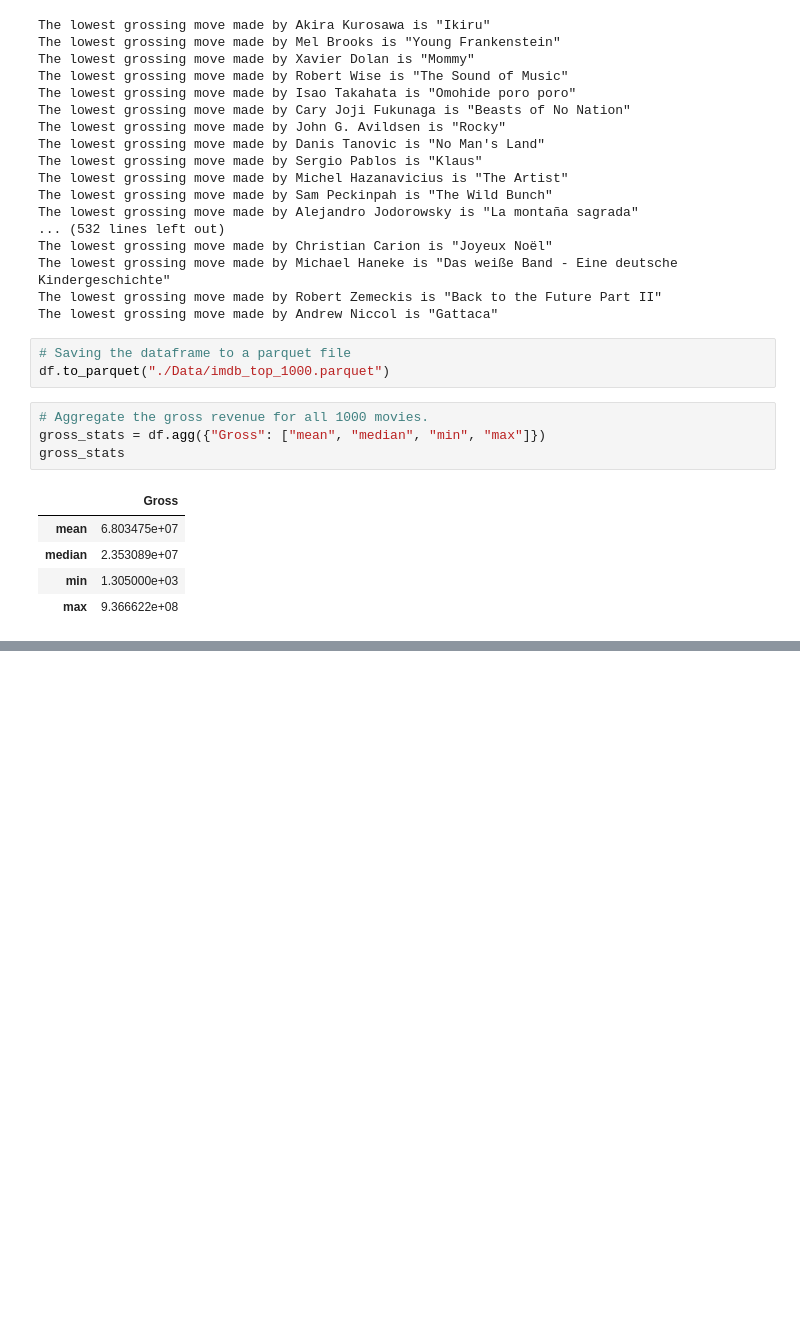
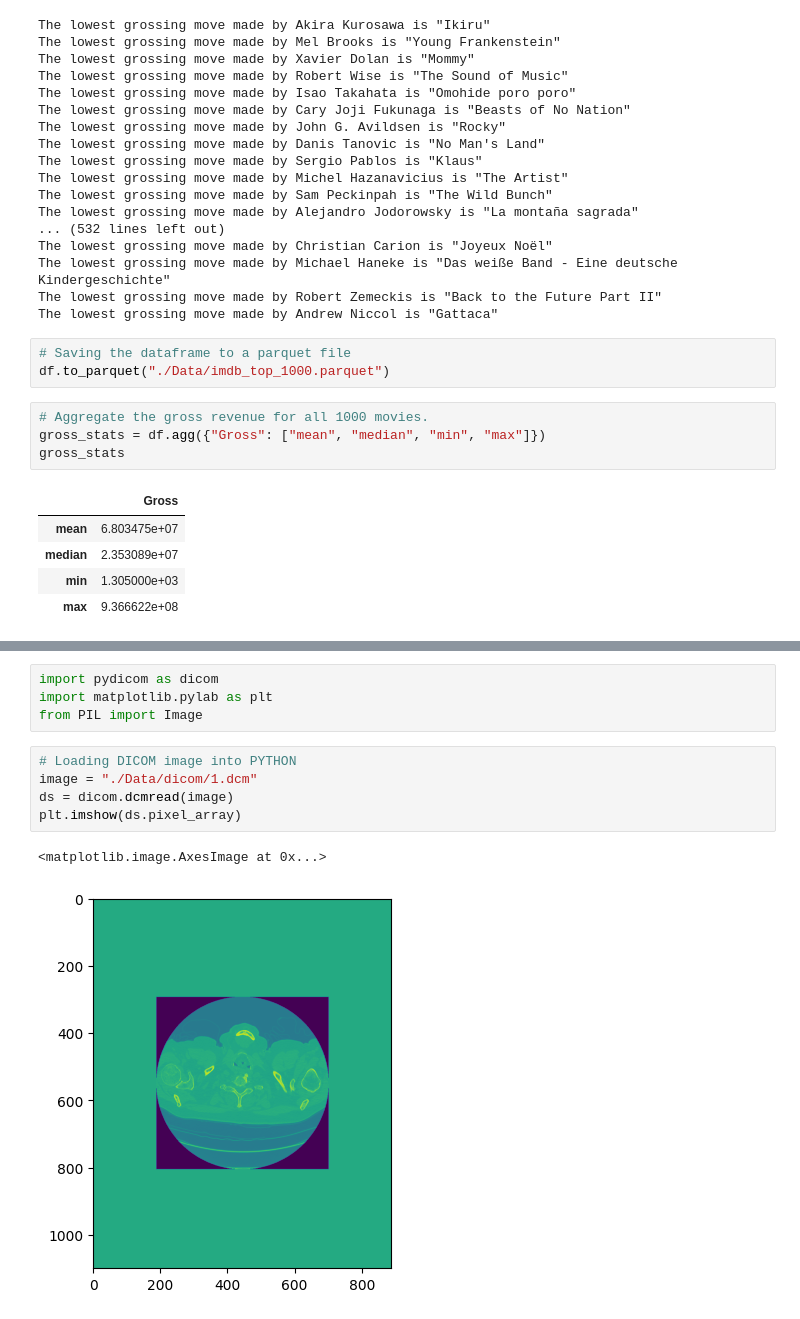
Before and after one commit to jvo1563/Skillstorm-Assignments, a Jupyter notebook: Week1/Pandas.ipynb, the cells around one changed output, grey strips where cells are left out. Drawn from its saved outputs; the diff is of its cells as text; blank space fills up the shorter version.

```diff
--- a/Week1/Pandas.ipynb
+++ b/Week1/Pandas.ipynb
@@ -281,0 +289,12 @@ gross_stats
+# %%
+import pydicom as dicom
+import matplotlib.pylab as plt
+from PIL import Image
+# %%
+# Loading DICOM image into PYTHON
+image = "./Data/dicom/1.dcm"
+ds = dicom.dcmread(image)
+plt.imshow(ds.pixel_array)
+# %% [output]
+<matplotlib.image.AxesImage at 0x...>
+[figure, added]
```
Also changed, not shown: parts of 3 cells of this notebook, 29 other files.
